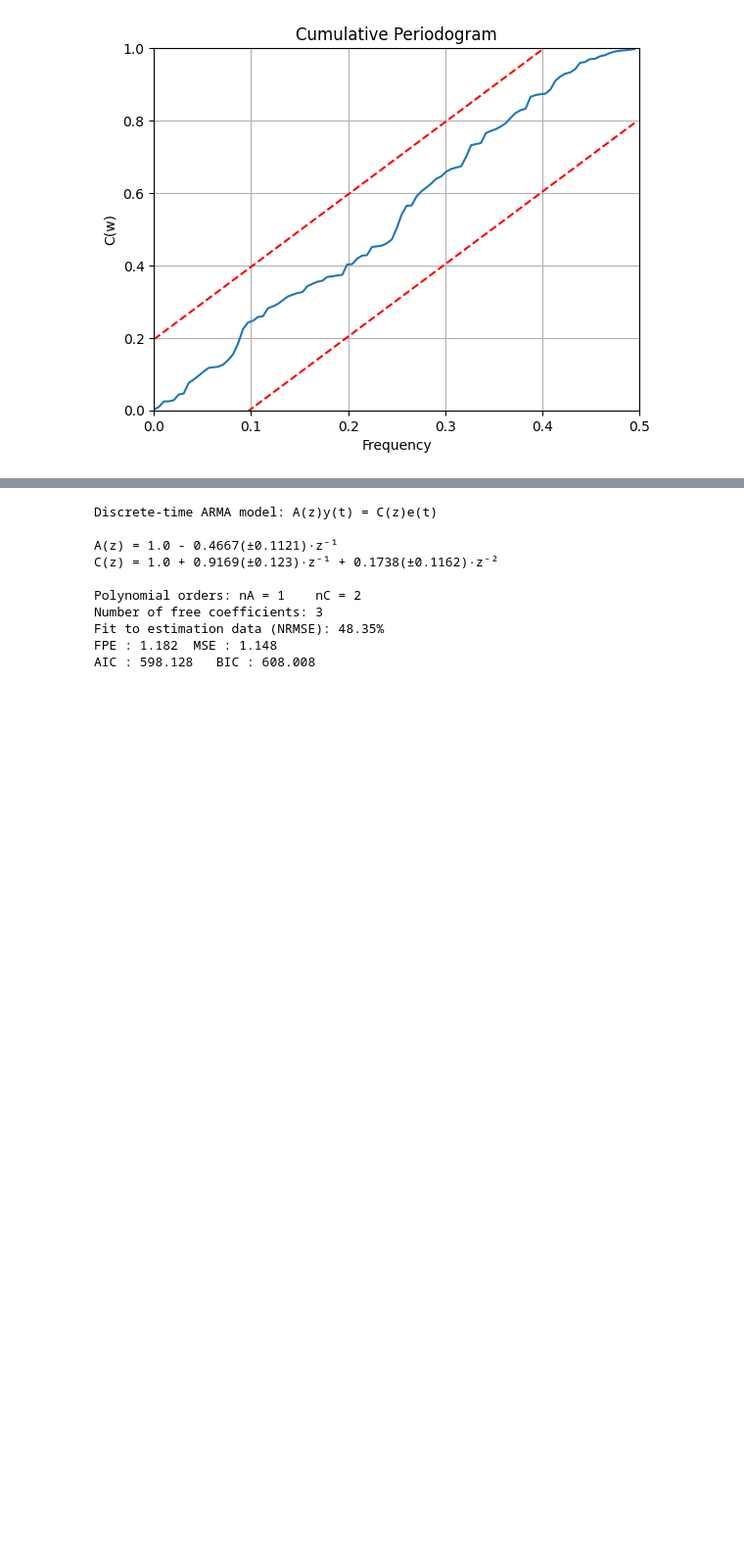
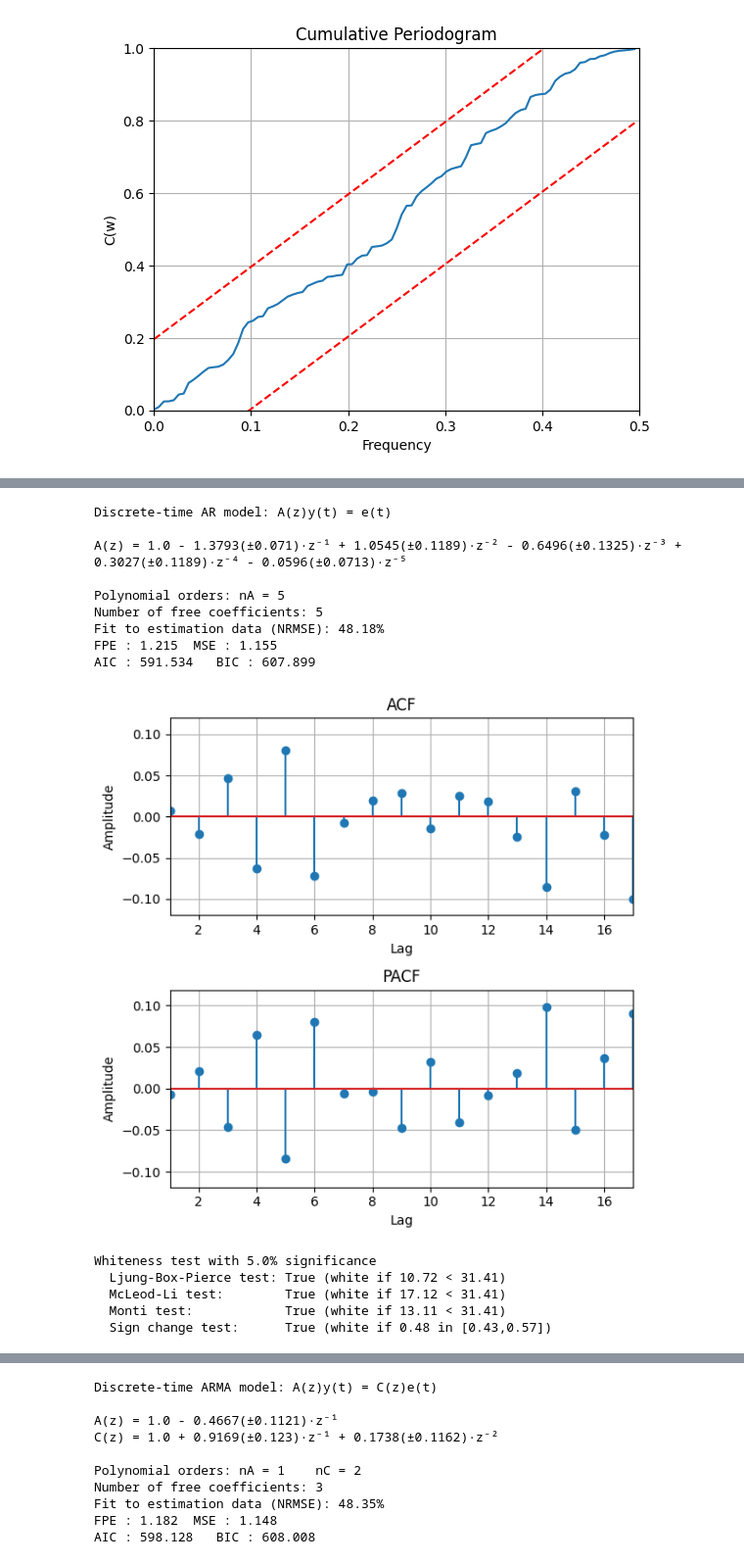
Before and after one commit to atjhin/lund-university, a Jupyter notebook: MASM17/Untitled.ipynb, the cells around one changed output, grey strips where cells are left out. Shown at 98% size. Cells and saved outputs as stored; diff of their text form; code cells hidden in the pictures; blank space fills up the shorter version.

```diff
--- a/MASM17/Untitled.ipynb
+++ b/MASM17/Untitled.ipynb
@@ -195,0 +204,20 @@ Whiteness test with 5.0% significance
+# %%
+# For AR(5)
+A=5
+model_result_ar5 = modelling.estimateARMA(data, A=A)
+# %% [output]
+Discrete-time AR model: A(z)y(t) = e(t)
+
+A(z) = 1.0 - 1.3793(±0.071)·z⁻¹ + 1.0545(±0.1189)·z⁻² - 0.6496(±0.1325)·z⁻³ + 0.3027(±0.1189)·z⁻⁴ - 0.0596(±0.0713)·z⁻⁵
+
+Polynomial orders: nA = 5
+Number of free coefficients: 5
+Fit to estimation data (NRMSE): 48.18%
+FPE : 1.215  MSE : 1.155
+AIC : 591.534   BIC : 607.899
+[figure, added]
+Whiteness test with 5.0% significance
+  Ljung-Box-Pierce test: True (white if 10.72 < 31.41)
+  McLeod-Li test:        True (white if 17.12 < 31.41)
+  Monti test:            True (white if 13.11 < 31.41)
+  Sign change test:      True (white if 0.48 in [0.43,0.57])
```
Also changed, not shown: parts of 21 cells of this notebook, 1 other file.
